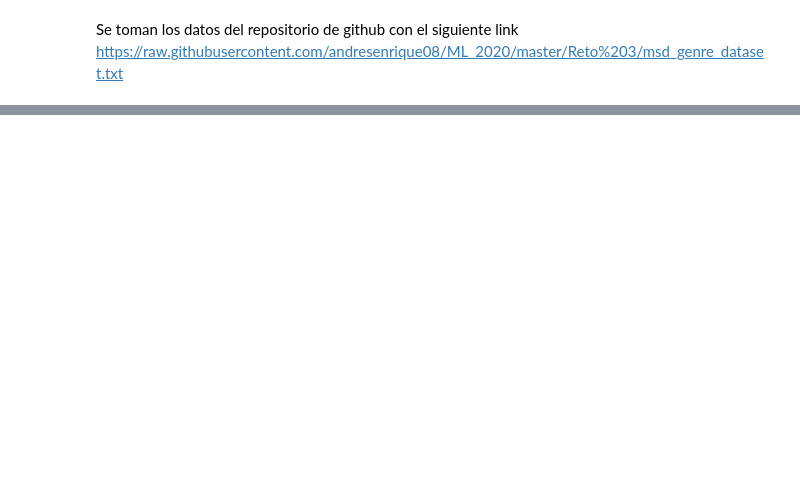
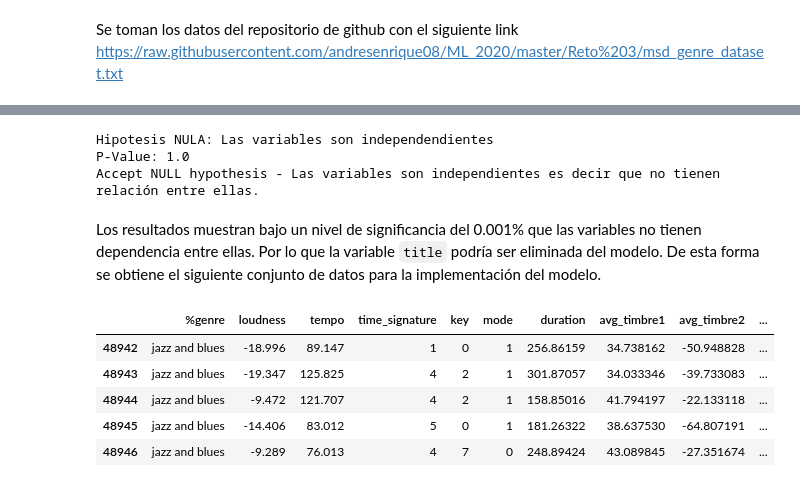
Before and after one commit to andresenrique08/ML_2020, a Jupyter notebook: Reto 3/Reto3_v1.ipynb, the cells around one changed output, grey strips where cells are left out. Cells and saved outputs as stored; diff of their text form; code cells hidden in the pictures; blank space fills up the shorter version.

````diff
--- a/Reto 3/Reto3_v1.ipynb
+++ b/Reto 3/Reto3_v1.ipynb
@@ -27,0 +174,30 @@ data.head()
+# %%
+# Guardo el p-value en una variable para luego evaluarla dado las condiciones de abajo
+pvalue = chi2_contingency(Tabla_c)[1]
+# Usando prints y if para saber si acepto o no la hipotesis nula y
+# asi concentrarme en el analisis
+print("Hipotesis NULA:", "Las variables son independendientes")
+print("P-Value:", pvalue)
+
+pval = pvalue
+# nivel de significancia 0.001
+if pval > 0.001:
+    print("Accept NULL hypothesis - Las variables son independientes es decir que no tienen relación entre ellas.")
+if pval <= 0.001:
+    print("Reject NULL hypothesis - Las variables son dependientes.")
+# %% [output]
+Hipotesis NULA: Las variables son independendientes
+P-Value: 1.0
+Accept NULL hypothesis - Las variables son independientes es decir que no tienen relación entre ellas.
+# %% [markdown]
+Los resultados muestran bajo un nivel de significancia del 0.001% que las variables no tienen dependencia entre ellas. Por lo que la variable ```title``` podría ser eliminada del modelo. De esta forma se obtiene el siguiente conjunto de datos para la implementación del modelo.
+# %%
+data_bin = data_bin.drop(['track_id','title'], axis=1)
+data_bin.head()
+# %% [output]
+|  | %genre | loudness | tempo | time_signature | key | mode | duration | avg_timbre1 | avg_timbre2 | ... |
+| 48942 | jazz and blues | -18.996 | 89.147 | 1 | 0 | 1 | 256.86159 | 34.738162 | -50.948828 | ... |
+| 48943 | jazz and blues | -19.347 | 125.825 | 4 | 2 | 1 | 301.87057 | 34.033346 | -39.733083 | ... |
+| 48944 | jazz and blues | -9.472 | 121.707 | 4 | 2 | 1 | 158.85016 | 41.794197 | -22.133118 | ... |
+| 48945 | jazz and blues | -14.406 | 83.012 | 5 | 0 | 1 | 181.26322 | 38.637530 | -64.807191 | ... |
+| 48946 | jazz and blues | -9.289 | 76.013 | 4 | 7 | 0 | 248.89424 | 43.089845 | -27.351674 | ... |
````
Also changed, not shown: parts of 25 cells of this notebook.
